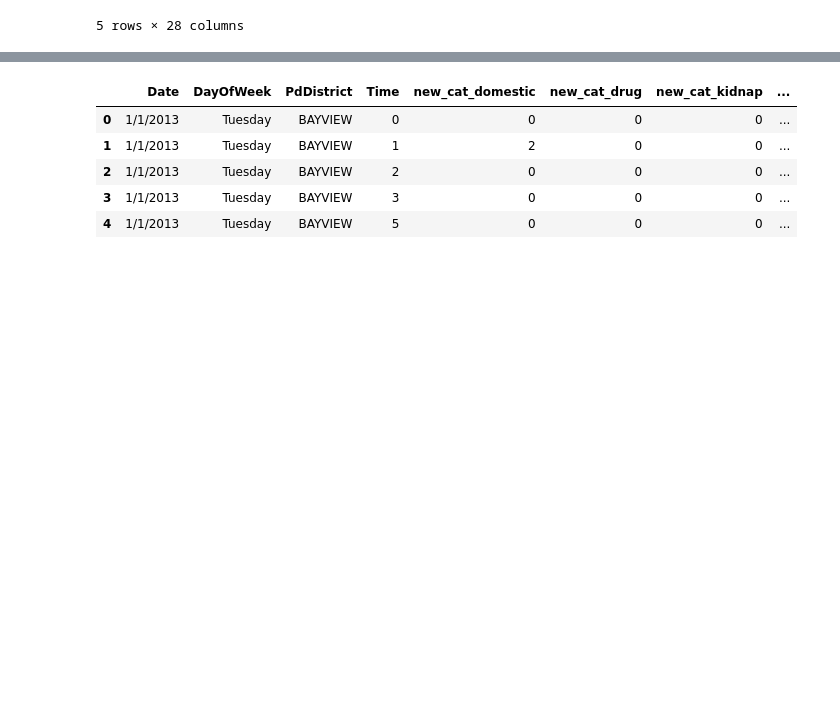
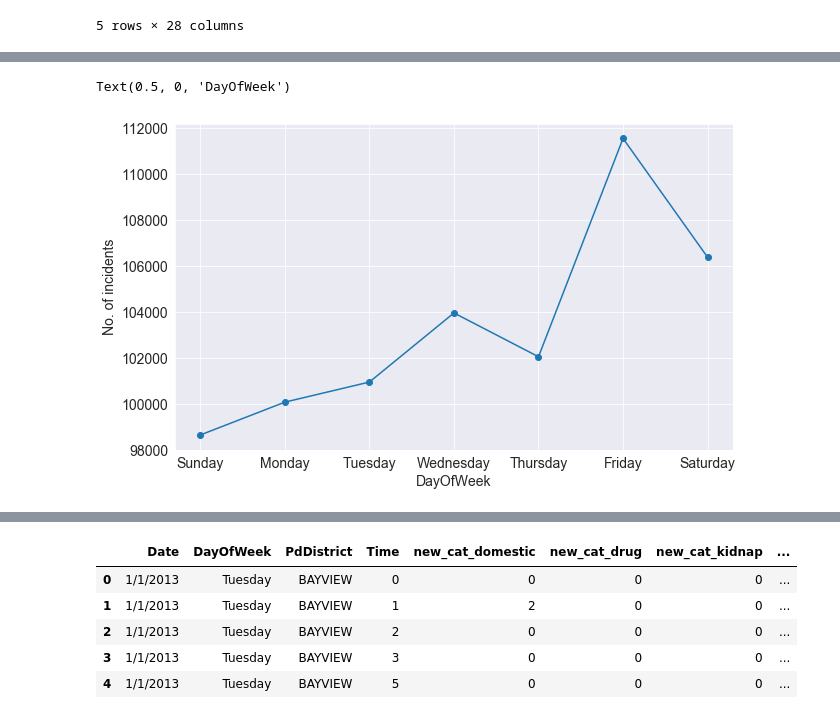
Before and after one commit to limclara-sq/IEOR242-SFCrimePrediction, a Jupyter notebook: modeling/modeling II.ipynb, the cells around one changed output, grey strips where cells are left out. Saved outputs shown, nothing was run; the diff lists cells and outputs as text; code cells hidden in the pictures; blank space fills up the shorter version.

```diff
--- a/modeling/modeling II.ipynb
+++ b/modeling/modeling II.ipynb
@@ -19,0 +56,4 @@ df_sruthi.head()
+# %%
+day_crime = df_sruthi.groupby('DayOfWeek')[['new_cat_domestic',
+       'new_cat_drug', 'new_cat_kidnap', 'new_cat_others', 'new_cat_public',
+       'new_cat_sex', 'new_cat_suicide', 'new_cat_theft', 'sum_crime_district']].agg('sum').reset_index()
@@ -19,0 +71,22 @@ df_sruthi.head()
+# %%
+day_crime['sort'] = [5,1,6,0,4,2,3]
+# %%
+day_crime = day_crime.sort_values('sort')
+# %%
+plt.rcParams.update({'font.size': 14})
+plt.figure(figsize=(10,6))
+plt.plot(day_crime['DayOfWeek'],day_crime['sum_crime_district'],'o-', label='total')
+# plt.plot(day_crime['DayOfWeek'],day_crime['new_cat_domestic'], label='domestic')
+# plt.plot(day_crime['DayOfWeek'],day_crime['new_cat_drug'], label='drugs')
+# plt.plot(day_crime['DayOfWeek'],day_crime['new_cat_kidnap'], label='kidnap')
+# plt.plot(day_crime['DayOfWeek'],day_crime['new_cat_public'], label='public')
+# plt.plot(day_crime['DayOfWeek'],day_crime['new_cat_sex'], label='sex')
+# plt.plot(day_crime['DayOfWeek'],day_crime['new_cat_suicide'], label='suicide')
+# plt.plot(day_crime['DayOfWeek'],day_crime['new_cat_theft'], label='theft')
+# plt.plot(day_crime['DayOfWeek'],day_crime['new_cat_others'], label='other')
+plt.ylabel('No. of incidents')
+plt.xlabel('DayOfWeek')
+# plt.legend(loc=1)
+# %% [output]
+Text(0.5, 0, 'DayOfWeek')
+[figure, added]
```
Also changed, not shown: parts of 40 cells of this notebook.
